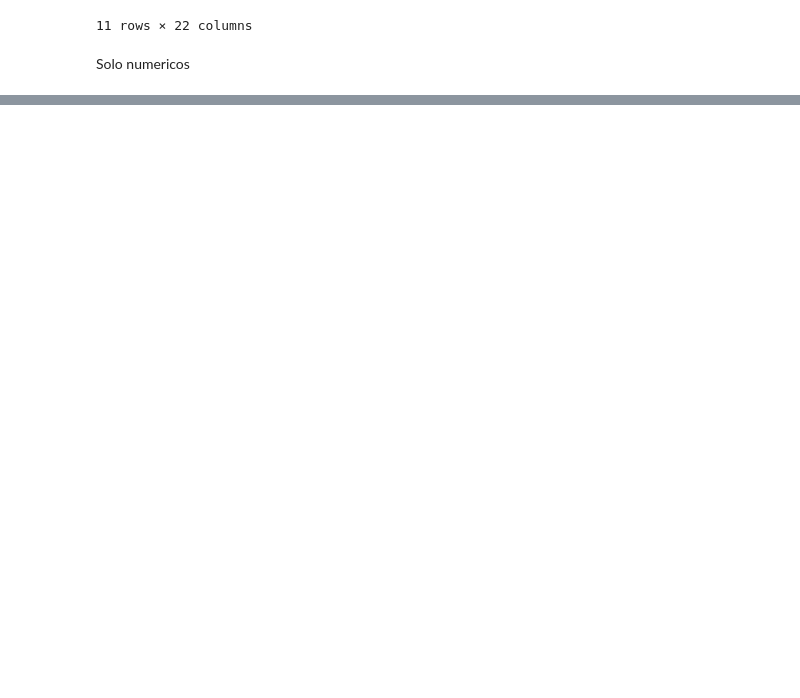
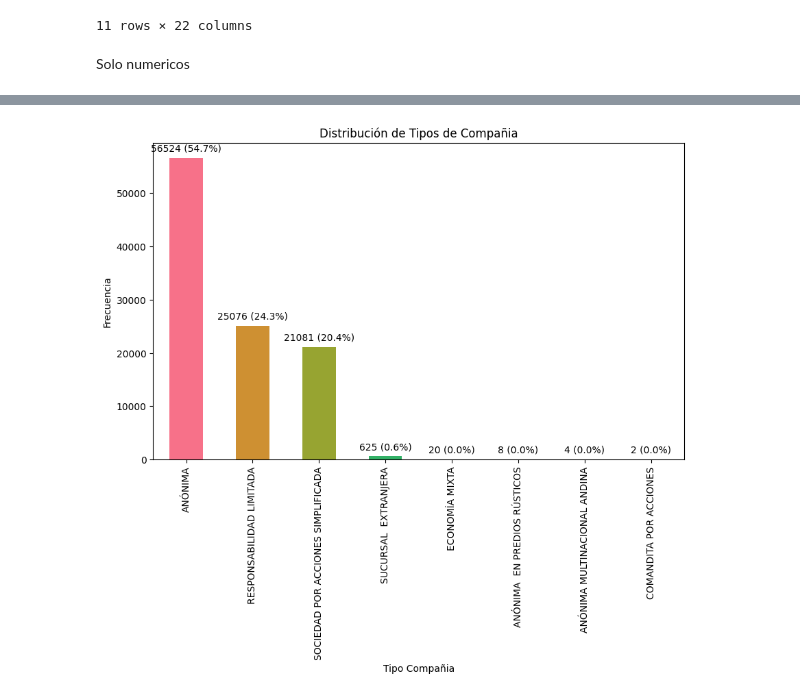
Before and after one commit to alexpin/Scraping_projec, a Jupyter notebook: notebooks/ecua_empresas.ipynb, the cells around one changed output, grey strips where cells are left out. Drawn from its saved outputs; the diff is of its cells as text; code cells hidden in the pictures; blank space fills up the shorter version.

```diff
--- a/notebooks/ecua_empresas.ipynb
+++ b/notebooks/ecua_empresas.ipynb
@@ -288,0 +408,36 @@ stats_numerics.to_excel('stadistica_numericas.xlsx', index=False)
+# %%
+import matplotlib.pyplot as plt
+import seaborn as sns
+
+# Crear una paleta de colores
+colors = sns.color_palette('husl', n_colors=len(raw_ranking2022['Tipo Compañia'].unique()))
+
+# Calcular los conteos y los porcentajes
+counts = raw_ranking2022['Tipo Compañia'].value_counts()
+percentages = counts / counts.sum() * 100
+
+# Crear el gráfico de barras
+ax = counts.plot(
+    kind='bar',
+    figsize=(10, 6),
+    color=colors
+)
+
+# Añadir los valores y porcentajes encima de cada barra
+for p, percentage in zip(ax.patches, percentages):
+    ax.annotate(
+        f'{p.get_height()} ({percentage:.1f}%)',
+        (p.get_x() + p.get_width() / 2., p.get_height()),
+        ha='center',
+        va='center',
+        xytext=(0, 10),
+        textcoords='offset points'
+    )
+
+# Mostrar el gráfico
+plt.xlabel('Tipo Compañia')
+plt.ylabel('Frecuencia')
+plt.title('Distribución de Tipos de Compañia')
+plt.show()
+# %% [output]
+[figure, added]
```
Also changed, not shown: parts of 12 cells of this notebook.
